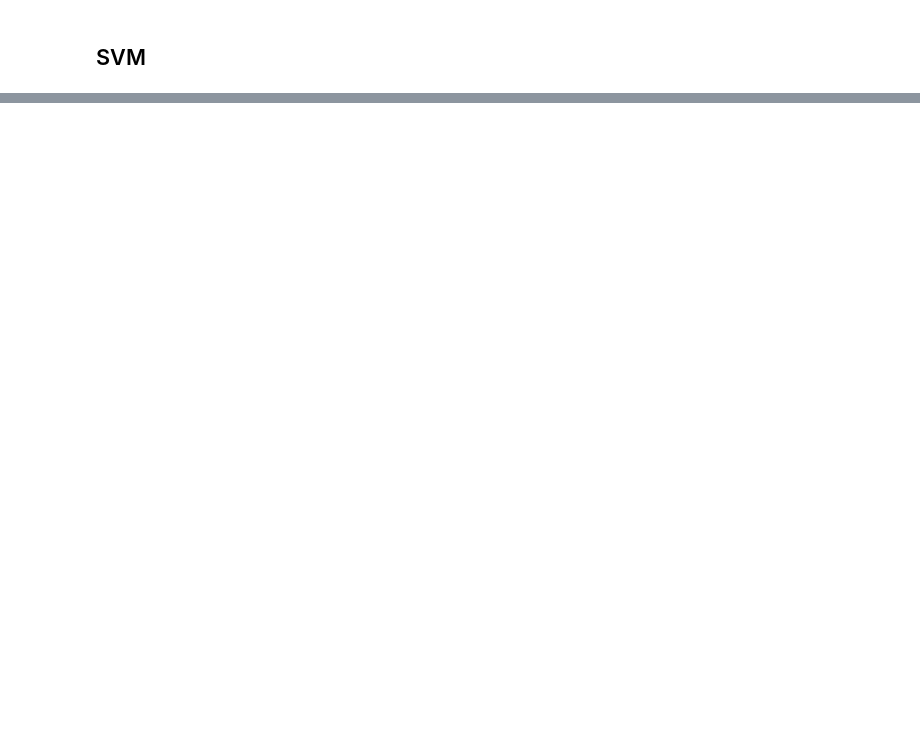
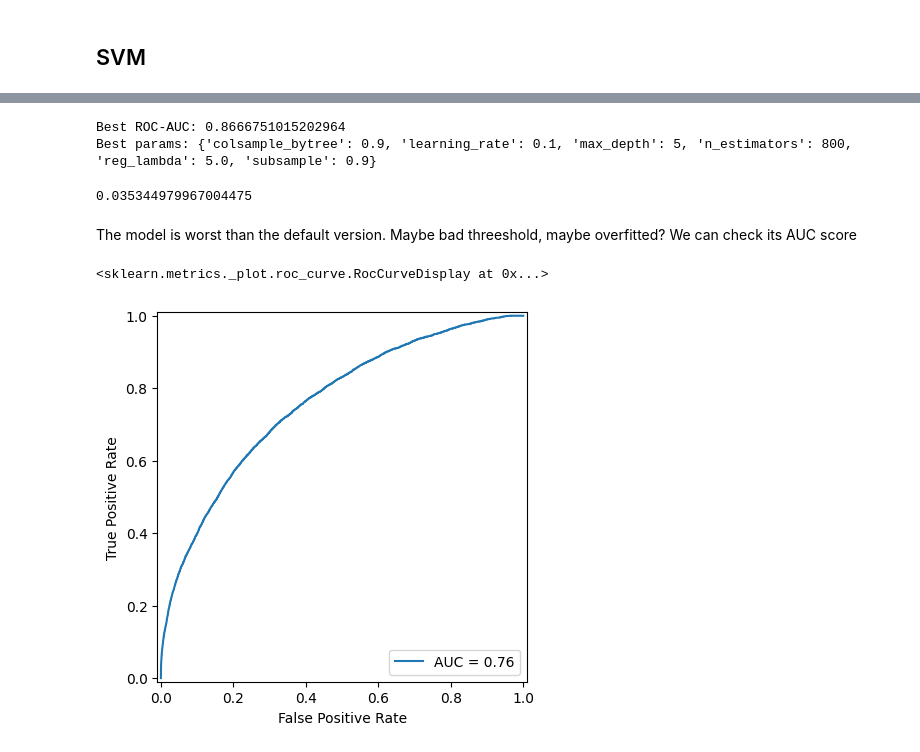
Before and after one commit to marinoo3/Bank-Imbalanced, a Jupyter notebook: notebooks/03_build.ipynb, the cells around one changed output, grey strips where cells are left out. Drawn from its saved outputs; the diff is of its cells as text; code cells hidden in the pictures; blank space fills up the shorter version.

Commit message:
greate result with xgboost and grid search

```diff
--- a/notebooks/03_build.ipynb
+++ b/notebooks/03_build.ipynb
@@ -168,0 +307,25 @@ Calibrating the affectation threeshold only slightly improved the f1-score. The
+# %%
+# 3. Cross-validation object
+
+cv = StratifiedKFold(n_splits=5, shuffle=True, random_state=42)
+# %%
+# 4. Grid search configured to maximize ROC-AUC (prevent bad f1-score threeshold from affecting the model)
+
+xgb = XGBClassifier(
+    tree_method="hist",
+    objective="binary:logistic",
+    scale_pos_weight=scale_weight,
+    eval_metric="auc",
+    n_jobs=-1
+)
+# %%
+grid = GridSearchCV(
+    estimator=xgb,
+    param_grid=param_grid,
+    scoring="roc_auc",
+    cv=cv,
+    n_jobs=-1,
+    verbose=1
+)
+
+grid.fit(X_train, y_train)
@@ -168,0 +351,26 @@ Calibrating the affectation threeshold only slightly improved the f1-score. The
+# %%
+print("Best ROC-AUC:", grid.best_score_)
+print("Best params:", grid.best_params_)
+# %% [output]
+Best ROC-AUC: 0.8666751015202964
+Best params: {'colsample_bytree': 0.9, 'learning_rate': 0.1, 'max_depth': 5, 'n_estimators': 800, 'reg_lambda': 5.0, 'subsample': 0.9}
+# %%
+y_pred = grid.best_estimator_.predict(X_test)
+f1_score(y_test, y_pred, pos_label=1)
+# %% [output]
+0.035344979967004475
+# %% [markdown]
+The model is worst than the default version. Maybe bad threeshold, maybe overfitted? We can check its AUC score
+# %%
+y_proba = grid.best_estimator_.predict_proba(X_test)
+# %%
+fpr, tpr, threshold = roc_curve(y_test, y_proba[:,1], pos_label=1)
+roc_auc = auc(fpr, tpr)
+RocCurveDisplay(
+    fpr=fpr,
+    tpr=tpr,
+    roc_auc=roc_auc
+).plot()
+# %% [output]
+<sklearn.metrics._plot.roc_curve.RocCurveDisplay at 0x...>
+[figure, added]
```
Also changed, not shown: parts of 42 cells of this notebook.
